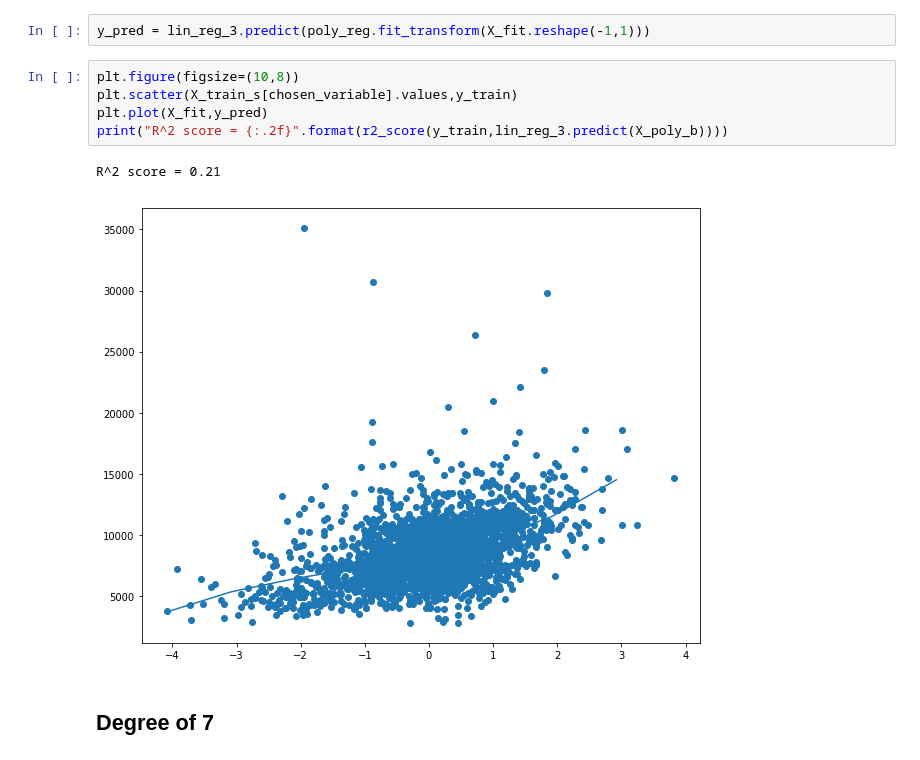
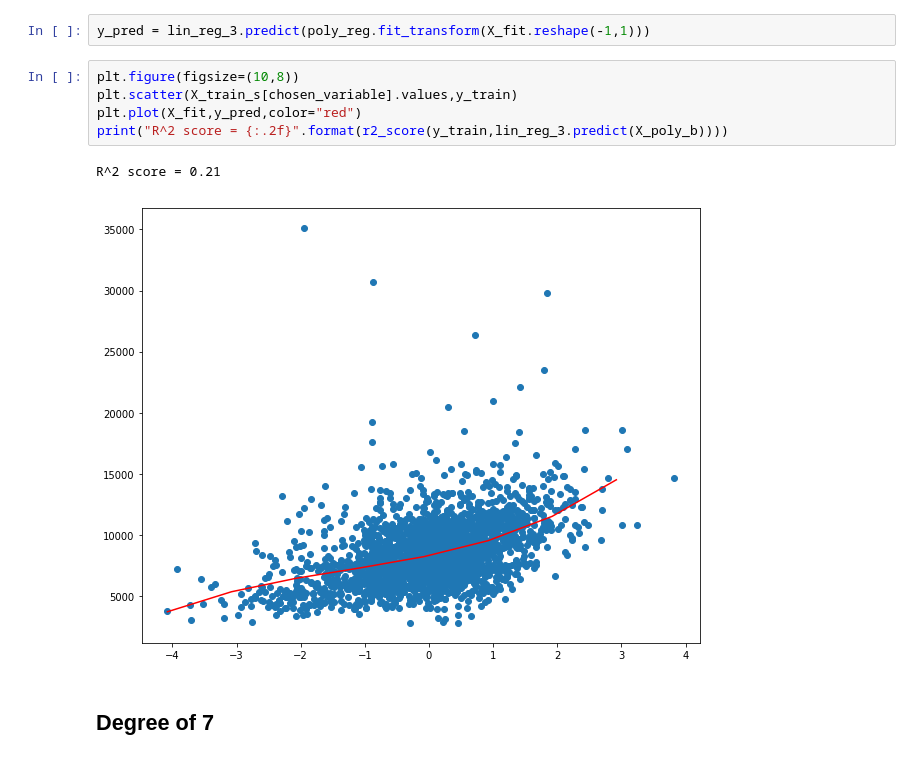
Before and after one commit to awesomeahi95/LaVie-Insurance, a Jupyter notebook: index.ipynb, the cells around one changed output. Saved outputs shown, nothing was run; the diff lists cells and outputs as text.

```diff
--- a/index.ipynb
+++ b/index.ipynb
@@ -518,11 +518,11 @@ y_pred = lin_reg_3.predict(poly_reg.fit_transform(X_fit.reshape(-1,1)))
 # %%
 plt.figure(figsize=(10,8))
 plt.scatter(X_train_s[chosen_variable].values,y_train)
-plt.plot(X_fit,y_pred)
+plt.plot(X_fit,y_pred,color="red")
 print("R^2 score = {:.2f}".format(r2_score(y_train,lin_reg_3.predict(X_poly_b))))
 # %% [output]
 R^2 score = 0.21
-[figure, old version]
+[figure, new version]
 # %% [markdown]
 ## Degree of 7
 # %%
```
Also changed, not shown: parts of 4 cells of this notebook.
